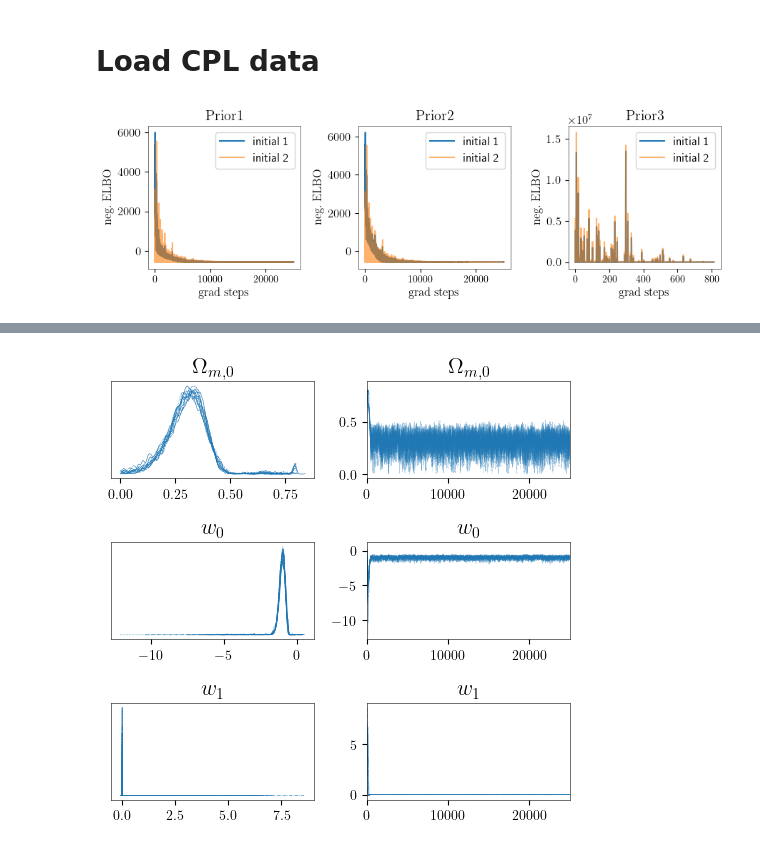
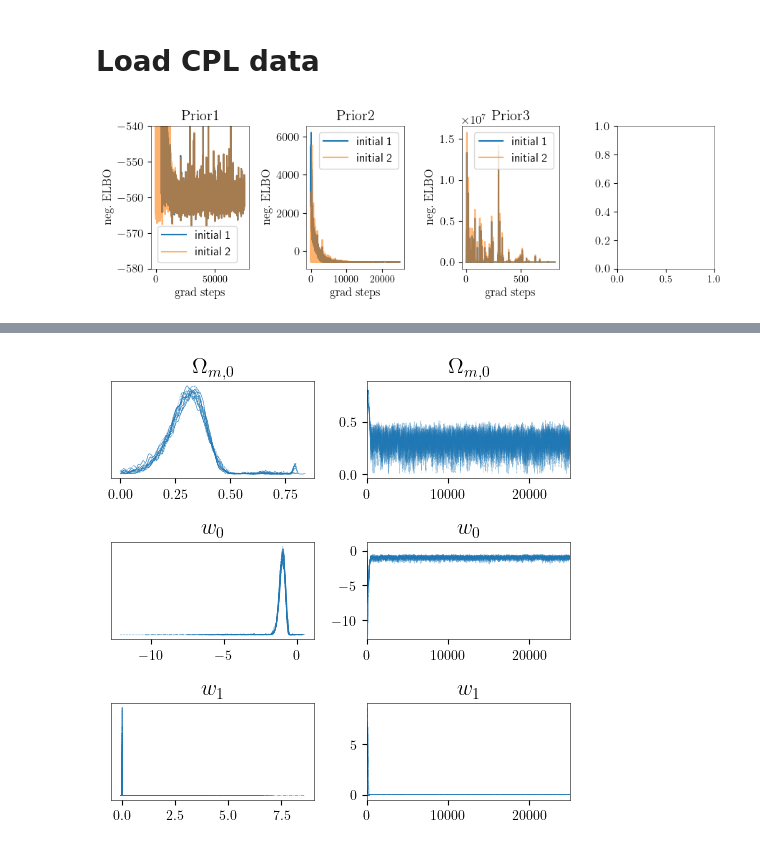
Before and after one commit to jakobk123/SN1a, a Jupyter notebook: notebooks/evaluation.ipynb, the cells around one changed output, grey strips where cells are left out. Saved outputs shown, nothing was run; the diff lists cells and outputs as text; code cells hidden in the pictures.

```diff
--- a/notebooks/evaluation.ipynb
+++ b/notebooks/evaluation.ipynb
@@ -232,35 +366,36 @@ cpl_ei1p0 = emcee_result(data_dir_em +'cpl_init1_prior0.nc')
 cpl_ei1p1 = emcee_result(data_dir_em +'cpl_init1_prior1.nc')
 cpl_ei1p2 = emcee_result(data_dir_em +'cpl_init1_prior2.nc')
 # %%
-fig8, axes8 = plt.subplots(1,3, figsize=(9,3))
+fig8, axes8 = plt.subplots(1,4, figsize=(9,3))
 
 cpl_ni0p0.plot_losses(axes8[0], kwargs={'label':'initial 1', 'linewidth':1.5})
 cpl_ni1p0.plot_losses(axes8[0],kwargs={'label':'initial 2', 'alpha':0.6, 'linewidth':1.5})
 axes8[0].legend()
 axes8[0].set_ylabel(r'$\mathrm{neg. \;ELBO}$')
 axes8[0].set_xlabel(r'$\mathrm{grad\; steps}$')
 axes8[0].set_title(r'$\mathrm{Prior 1}$')
+axes8[0].set_ylim(-580, -540)
 
 
 cpl_ni0p1.plot_losses(axes8[1], kwargs={'label':'initial 1', 'linewidth':1.5})
 cpl_ni1p1.plot_losses(axes8[1],kwargs={'label':'initial 2', 'alpha':0.6, 'linewidth':1.5})
 axes8[1].legend()
 axes8[1].set_ylabel(r'$\mathrm{neg. \;ELBO}$')
 axes8[1].set_xlabel(r'$\mathrm{grad\; steps}$')
 axes8[1].set_title(r'$\mathrm{Prior2}$')
 
 
 cpl_ni0p2.plot_losses(axes8[2], kwargs={'label':'initial 1', 'linewidth':1.5})
 cpl_ni1p2.plot_losses(axes8[2],kwargs={'label':'initial 2', 'alpha':0.6, 'linewidth':1.5})
 axes8[2].legend()
 axes8[2].set_ylabel(r'$\mathrm{neg. \;ELBO}$')
 axes8[2].set_xlabel(r'$\mathrm{grad\; steps}$')
 axes8[2].set_title(r'$\mathrm{Prior3}$')
 
 fig8.tight_layout()
-fig8.savefig('../plots/cpl_losses.pdf')
+#fig8.savefig('../plots/cpl_losses.pdf')
 # %% [output]
-[figure, old version]
+[figure, new version]
 # %%
 fig2, axes2 = plt.subplots(3,2, figsize=(5,5))
 cpl_ei0p0.trace(axes=axes2)
```
Also changed, not shown: parts of 23 cells of this notebook, 4 other files.
